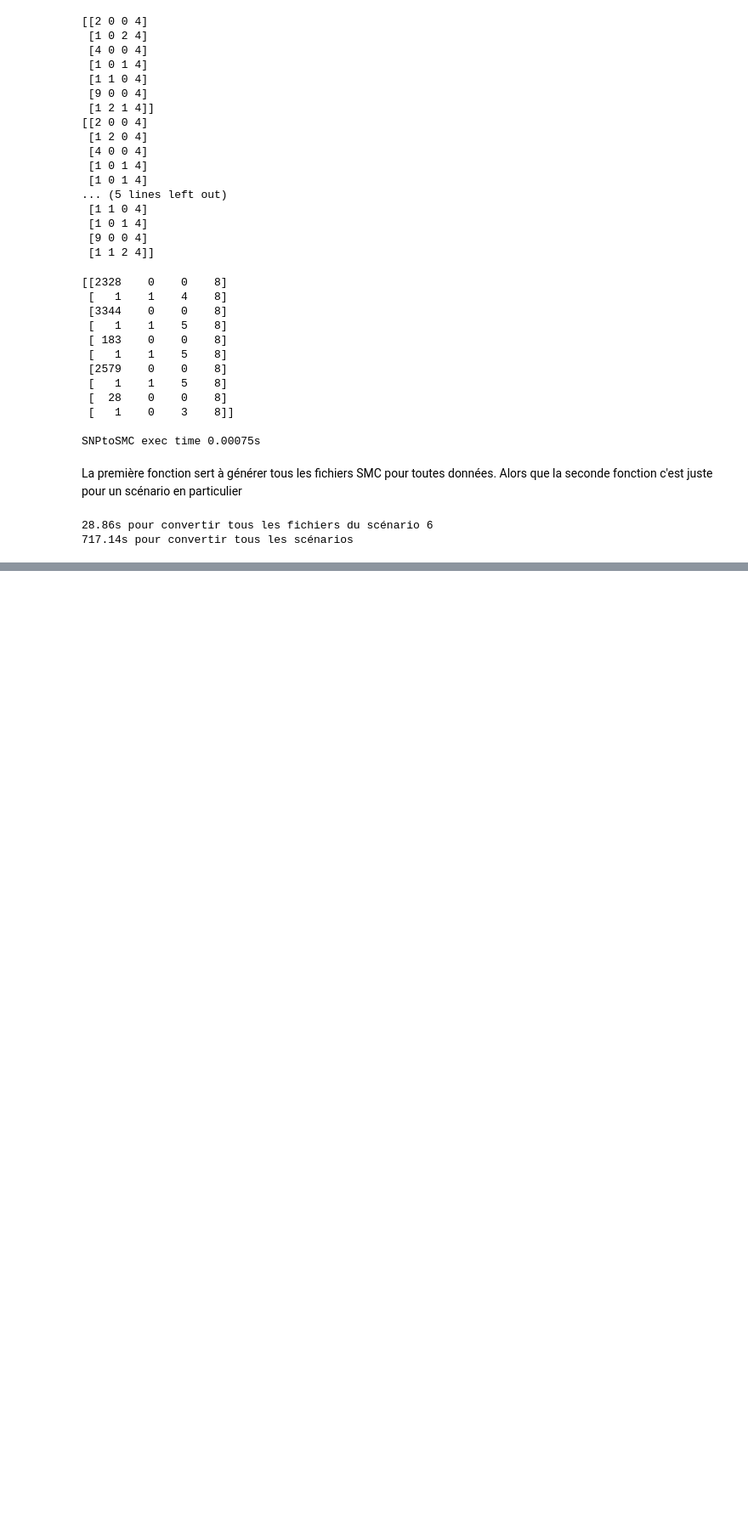
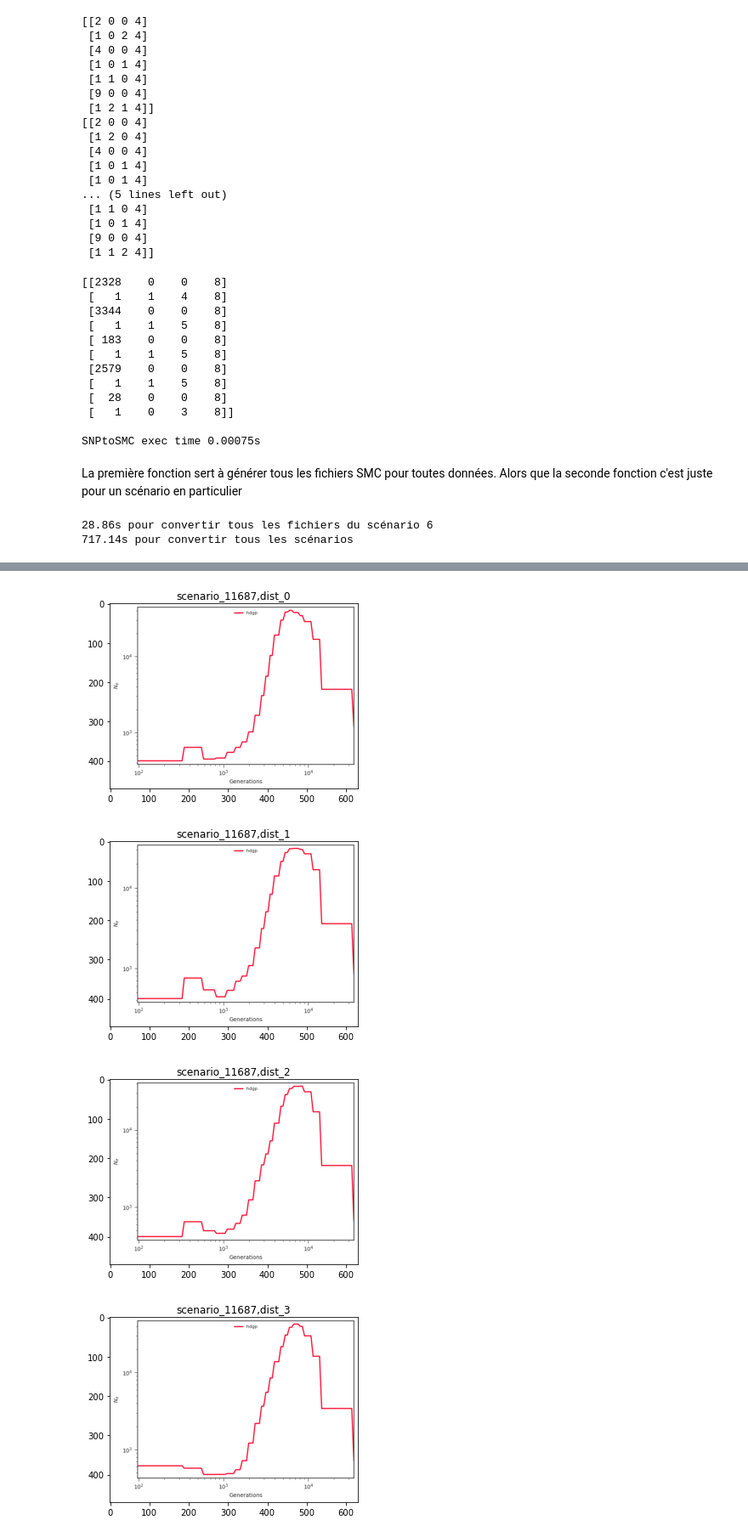
Before and after one commit to jayflora/SMCpp_HDGP, a Jupyter notebook: smc.ipynb, the cells around one changed output, grey strips where cells are left out. Shown: that part at 85% size. Saved outputs shown, nothing was run; the diff lists cells and outputs as text; code cells hidden in the pictures; blank space fills up the shorter version.

```diff
--- a/smc.ipynb
+++ b/smc.ipynb
@@ -219,0 +246,12 @@ plot_deep_learning_results(16844)
+# %%
+scenario = 11687
+for dist in range(6):
+    fig = plt.imread(f"out/scenario_{scenario}/dist_{dist}/plot.png")
+    plt.title(f"scenario_{11687},dist_{dist}")
+    plt.imshow(fig)
+    plt.show()
+# %% [output]
+[figure, added]
+[figure, added]
+[figure, added]
+[figure, added]
```
Also changed, not shown: parts of 4 cells of this notebook.
